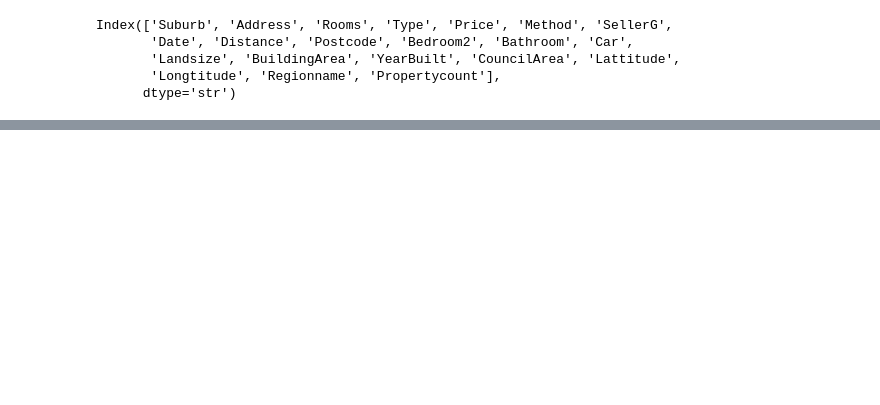
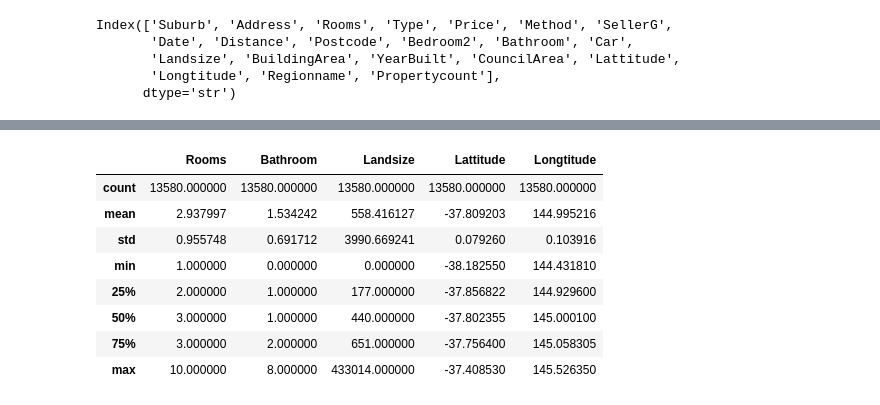
Before and after one commit to Arroyan23/Machine-Learning, a Jupyter notebook: Learning 1/prediction.ipynb, the cells around one changed output, grey strips where cells are left out. Saved outputs shown, nothing was run; the diff lists cells and outputs as text; code cells hidden in the pictures; blank space fills up the shorter version.

```diff
--- a/Learning 1/prediction.ipynb
+++ b/Learning 1/prediction.ipynb
@@ -25,0 +44,14 @@ Index(['Suburb', 'Address', 'Rooms', 'Type', 'Price', 'Method', 'SellerG',
+# %%
+data_features = ['Rooms', 'Bathroom', 'Landsize', 'Lattitude', 'Longtitude']
+x = read_data[data_features]
+x.describe()
+# %% [output]
+|  | Rooms | Bathroom | Landsize | Lattitude | Longtitude |
+| count | 13580.000000 | 13580.000000 | 13580.000000 | 13580.000000 | 13580.000000 |
+| mean | 2.937997 | 1.534242 | 558.416127 | -37.809203 | 144.995216 |
+| std | 0.955748 | 0.691712 | 3990.669241 | 0.079260 | 0.103916 |
+| min | 1.000000 | 0.000000 | 0.000000 | -38.182550 | 144.431810 |
+| 25% | 2.000000 | 1.000000 | 177.000000 | -37.856822 | 144.929600 |
+| 50% | 3.000000 | 1.000000 | 440.000000 | -37.802355 | 145.000100 |
+| 75% | 3.000000 | 2.000000 | 651.000000 | -37.756400 | 145.058305 |
+| max | 10.000000 | 8.000000 | 433014.000000 | -37.408530 | 145.526350 |
```
Also changed, not shown: parts of 6 cells of this notebook, 1 other file.
